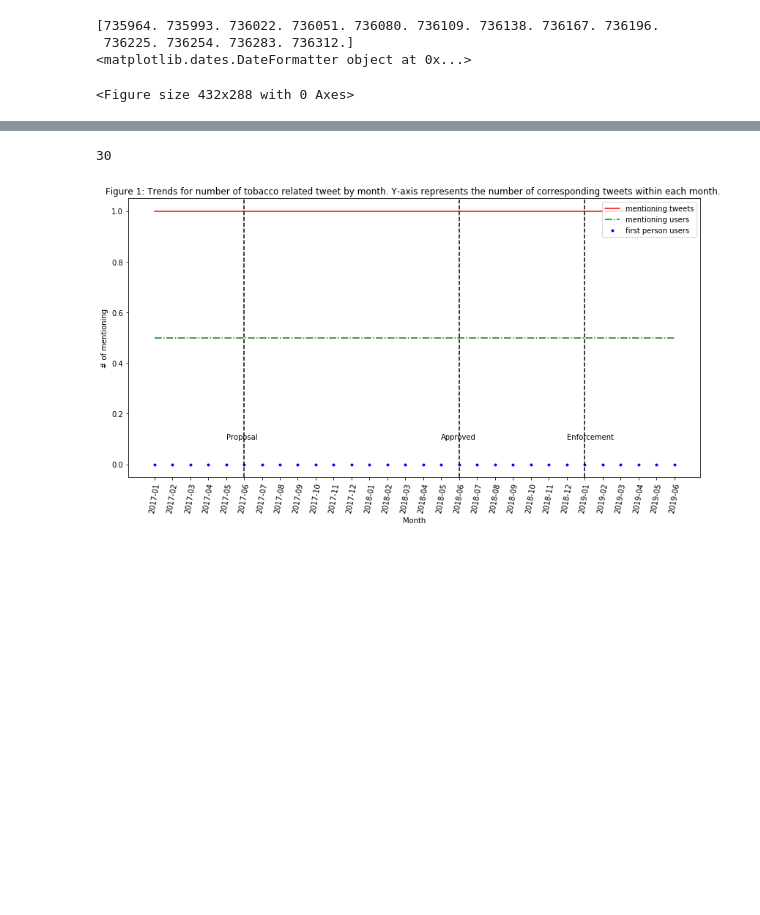
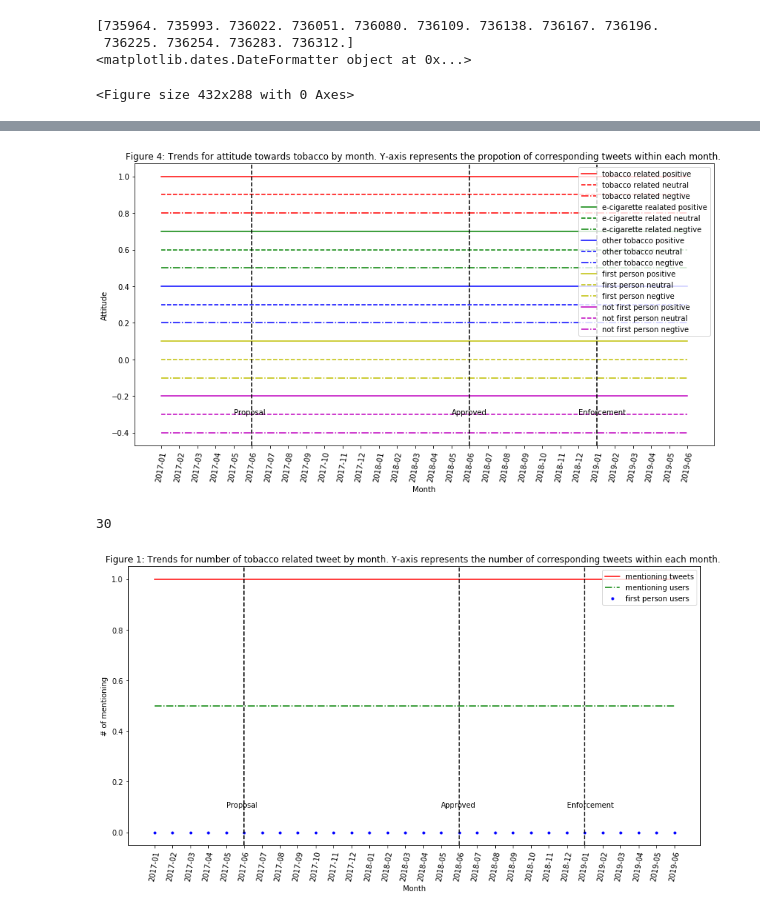
Before and after one commit to meettyj/Tobacco-on-Twitter, a Jupyter notebook: Analysis/figure.ipynb, the cells around one changed output, grey strips where cells are left out. Saved outputs shown, nothing was run; the diff lists cells and outputs as text; code cells hidden in the pictures; blank space fills up the shorter version.

```diff
--- a/Analysis/figure.ipynb
+++ b/Analysis/figure.ipynb
@@ -91 +191,64 @@ plt.show()
+# %%
+# Fourth figure
+x1 = np.linspace(1, 12, 12)
+x2 = np.tile(x1, 2)
+x3 = np.linspace(1, 6, 6)
+# x = np.tile(x, 2)
+# itemNum = len(x)
+
+x = np.concatenate((x2, x3), axis=0)
+x = list(x)
+x = ['2017-01','2017-02', '2017-03','2017-04','2017-05','2017-06','2017-07','2017-08','2017-09','2017-10','2017-11','2017-12',
+    '2018-01', '2018-02', '2018-03', '2018-04', '2018-05', '2018-06', '2018-07', '2018-08', '2018-09', '2018-10', '2018-11', '2018-12',
+    '2019-01', '2019-02', '2019-03', '2019-04', '2019-05', '2019-06', ]
+
+plt.figure(figsize=(14,7))
+
+
+# print(x)
+itemNum = len(x)
+# print(itemNum)
+
+
+# plt.subplot(2, 1, 1)
+plt.plot(x, np.ones(itemNum), 'r-', label='tobacco related positive')
+plt.plot(x, np.ones(itemNum)-0.1, 'r--', label='tobacco related neutral')
+plt.plot(x, np.ones(itemNum)-0.2, 'r-.', label='tobacco related negtive')
+
+plt.plot(x, np.ones(itemNum)-0.3, 'g-', label='e-cigarette realated positive')
+plt.plot(x, np.ones(itemNum)-0.4, 'g--', label='e-cigarette related neutral')
+plt.plot(x, np.ones(itemNum)-0.5, 'g-.', label='e-cigarette related negtive')
+
+plt.plot(x, np.ones(itemNum)-0.6, 'b-', label='other tobacco positive')
+plt.plot(x, np.ones(itemNum)-0.7, 'b--', label='other tobacco neutral')
+plt.plot(x, np.ones(itemNum)-0.8, 'b-.', label='other tobacco negtive')
+
+plt.plot(x, np.ones(itemNum)-0.9, 'y-', label='first person positive')
+plt.plot(x, np.ones(itemNum)-1, 'y--', label='first person neutral')
+plt.plot(x, np.ones(itemNum)-1.1, 'y-.', label='first person negtive')
+
+plt.plot(x, np.ones(itemNum)-1.2, 'm-', label='not first person positive')
+plt.plot(x, np.ones(itemNum)-1.3, 'm--', label='not first person neutral')
+plt.plot(x, np.ones(itemNum)-1.4, 'm-.', label='not first person negtive')
+
+plt.legend()
+# plt.vlines(6, 0, 1, colors = "black", linestyles = "dashed")
+plt.axvline(5, hold=None,color='black',linestyle="--")
+plt.annotate(s = 'Proposal', xy=(4,-0.3))
+plt.axvline(17, hold=None,color='black',linestyle="--")
+plt.annotate(s = 'Approved', xy=(16,-0.3))
+plt.axvline(24, hold=None,color='black',linestyle="--")
+plt.annotate(s = 'Enforcement ', xy=(23,-0.3))
+
+
+
+
+plt.xticks(rotation=80)
+plt.xlabel('Month')
+plt.ylabel('Attitude')
+plt.title('Figure 4: Trends for attitude towards tobacco by month. Y-axis represents the propotion of corresponding tweets within each month. ')
+# plt.figure(figsize=(40,1))
+plt.show()
+# %% [output]
+[figure, added]
 # %%
```
Also changed, not shown: parts of 4 cells of this notebook, 1 other file.
